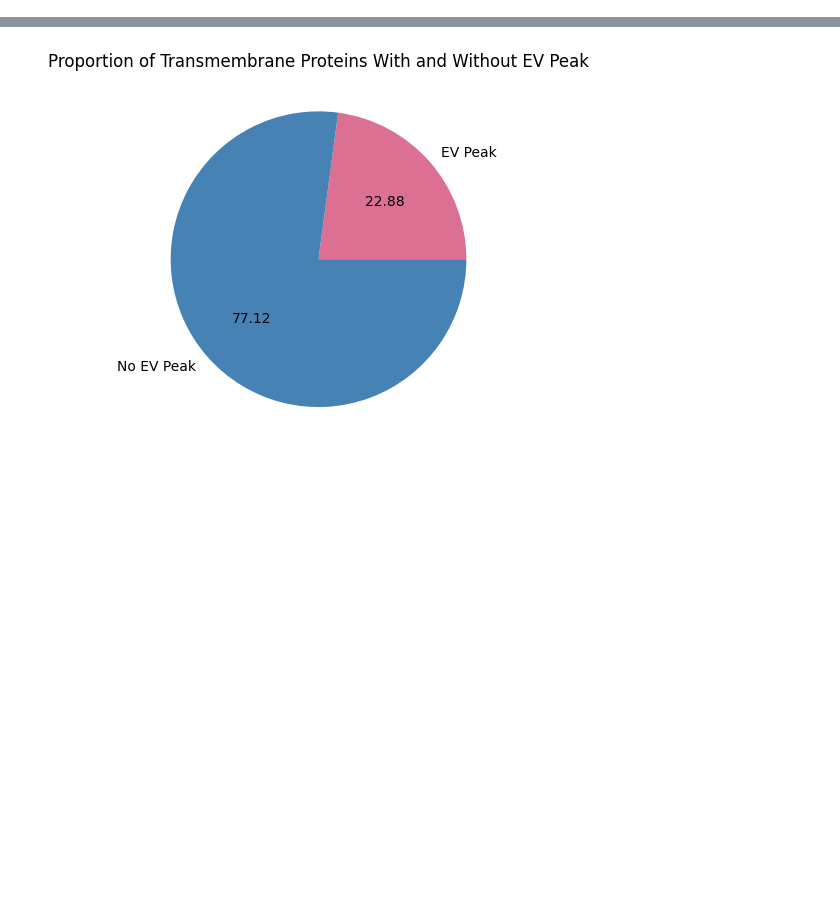
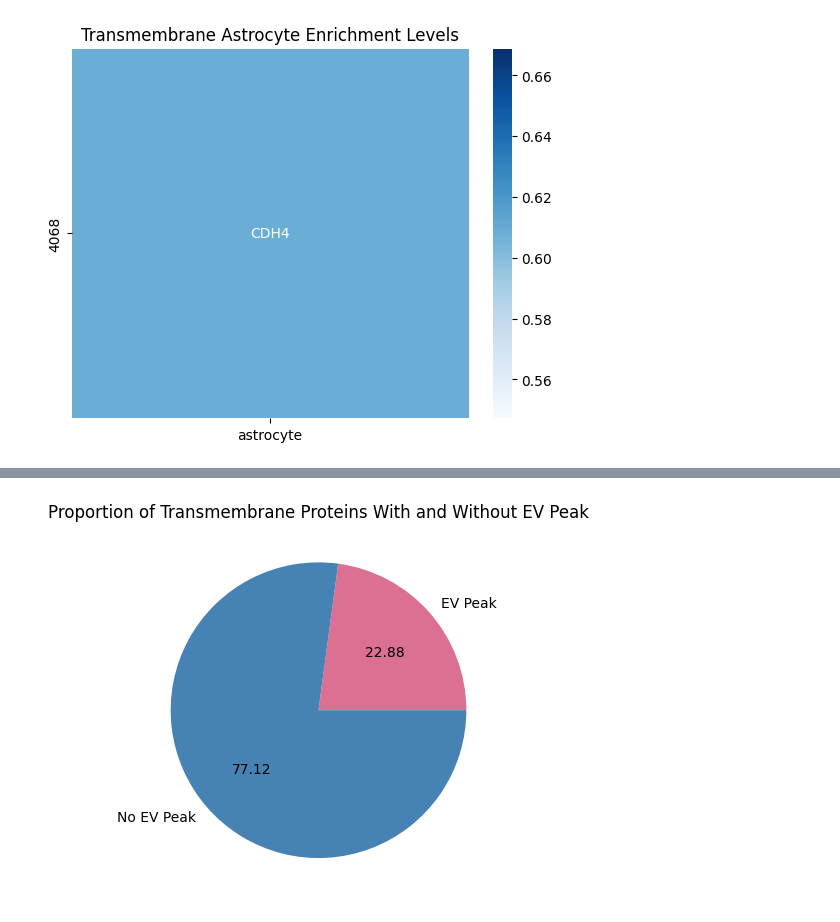
Before and after one commit to Walt-Lab/bdev_mass_spec, a Jupyter notebook: 10_analysis.ipynb, the cells around one changed output, grey strips where cells are left out. Cells and saved outputs as stored; diff of their text form; code cells hidden in the pictures; blank space fills up the shorter version.

```diff
--- a/10_analysis.ipynb
+++ b/10_analysis.ipynb
@@ -637,21 +719,44 @@ tm_oligodendrocyte = identify_fractionation_pattern_cell_type_specific_targets(
 # %%
 # transmembrane astrocyte targets
 tm_astrocyte = identify_fractionation_pattern_cell_type_specific_targets(
     assay_dataframe = assays,
     uniprot_fasta_database = uniprot_fasta_database,
     region = "TMhelix",
     brain_rna_seq_path = brain_rna_seq_path,
     cell_type = "astrocyte",
     # general_specificity_metric = "tau",
     # general_specificity_cutoff = 0.2,
-    indiv_specificity_metric = "enrichment",
-    indiv_specificity_cutoff = 3,
+    indiv_specificity_metric = "tsi",
+    indiv_specificity_cutoff = 0.5,
     high_fractions = ['9', '10'],
     low_fractions = ['7', '11', '12', '13'],
     sample_health = 'healthy',
     mean_median_individual = 'individual_median',
     tidy_dataframe = tidy_data
     )
+
+tm_astro_expression = expression_data[expression_data.index.isin(tm_astrocyte)]
+
+tso_indiv = tspex.TissueSpecificity(
+    tm_astro_expression, "tsi", log=True
+)
+
+tso_indiv_df = pd.DataFrame(
+    tso_indiv.tissue_specificity,
+    columns=["endothelial", "astrocyte", "microglia", "neuron", "oligodendrocyte"],
+    )
+
+
+astro_hgnc_uniprot_mapping_data = hgnc_uniprot_mapping_data[hgnc_uniprot_mapping_data["uniprot_ids"].isin(tm_astrocyte)]
+expressed_targets = tso_indiv_df.merge(astro_hgnc_uniprot_mapping_data, left_index = True, right_on = "uniprot_ids", how = "outer")
+
+astro_enrich_df = expressed_targets[["astrocyte", "symbol"]]
+cmap = sns.color_palette("Blues", as_cmap=True)
+ax = sns.heatmap(astro_enrich_df[['astrocyte']], annot=astro_enrich_df[['symbol']], fmt='', cmap=cmap, cbar=True,)
+plt.title('Transmembrane Astrocyte Enrichment Levels')
+plt.show()
+# %% [output]
+[figure, added]
 # %%
 # transmembrane neuron targets
 tm_neuron = identify_fractionation_pattern_cell_type_specific_targets(
```
Also changed, not shown: parts of 33 cells of this notebook.
